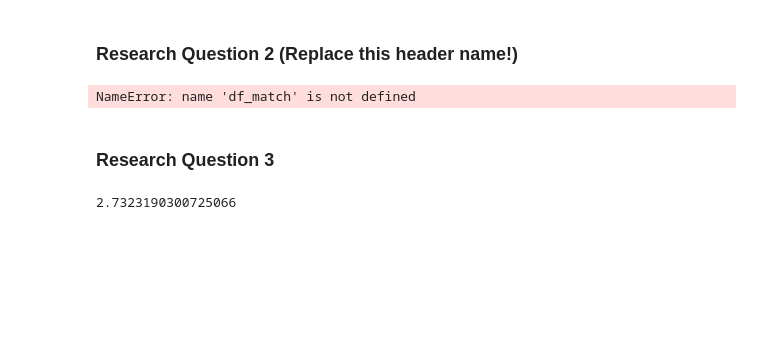
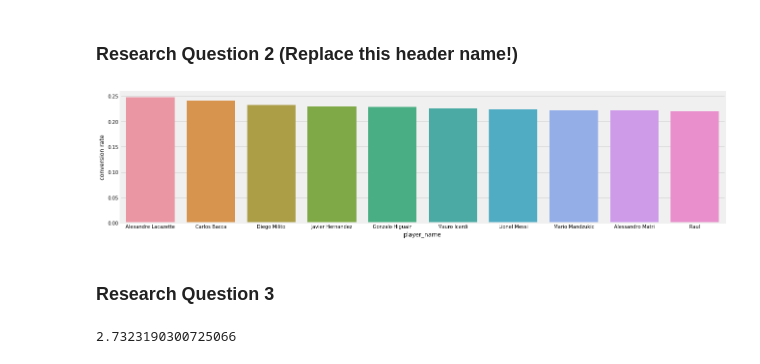
Before and after one commit to normannexo/jupyter_data_science, a Jupyter notebook: Soccer project.ipynb, the cells around one changed output. Drawn from its saved outputs; the diff is of its cells as text; code cells hidden in the pictures; blank space fills up the shorter version.

```diff
--- a/Soccer project.ipynb
+++ b/Soccer project.ipynb
@@ -367,0 +375,17 @@ df_matches.head()
+# %%
+df_match_shots = df_match_raw.merge(df_shots, on='match_id')
+# possession, shoton, shotoff, goals not needed in df_match_shots:
+df_match_shots.drop(['possession', 'shoton', 'shotoff', 'goal'], axis=1, inplace=True)
+df_match_shots[(df_match_shots['type'] == 'goal') & (df_match_shots['subtype'].isin(['saved', 'missed', 'crossbar', 'post','saved_back_into_play', 'saved']))]
+# there are some subtypes of type goal which actually aren't goals:
+no_goals_list = ['saved', 'missed', 'crossbar', 'post','saved_back_into_play', 'saved']
+#create new column goalQ - True if shot was a goal, False if not
+df_match_shots['goalQ'] = (df_match_shots['type'] == 'goal') & (~df_match_shots['subtype'].isin(no_goals_list))
+df_player_shots = df_match_shots.groupby(['player', 'goalQ'])['shotcnt'].sum().reset_index()
+df_player_plus = None
+df_player_plus = df_player_raw.merge(df_player_shots[df_player_shots['goalQ']==True], left_on='player_api_id', right_on='player')
+df_player_plus = df_player_plus.merge(df_player_shots[df_player_shots['goalQ']==False], left_on='player_api_id', right_on='player')
+df_player_plus.drop(['player_x', 'goalQ_x', 'player_y', 'goalQ_y'], axis=1, inplace=True)
+df_player_plus.rename(columns={"shotcnt_x":"goals", "shotcnt_y":"shots_missed"}, inplace=True)
+df_player_plus['conversion rate'] = df_player_plus['goals'] / (df_player_plus['goals'] + df_player_plus['shots_missed'])
+df_player_plus.sort_values(by='conversion rate', ascending=False)
@@ -401,27 +439,13 @@ Text(0.5, 1.0, 'Possession - Shot difference')
 # %% [markdown]
 ### Research Question 2  (Replace this header name!)
-# %%
-df_match_shots = df_match.merge(df_shots, on='match_id')
-# possession, shoton, shotoff, goals not needed in df_match_shots:
-df_match_shots.drop(['possession', 'shoton', 'shotoff', 'goal'], axis=1, inplace=True)
-df_match_shots[(df_match_shots['type'] == 'goal') & (df_match_shots['subtype'].isin(['saved', 'missed', 'crossbar', 'post','saved_back_into_play', 'saved']))]
-# there are some subtypes of type goal which actually aren't goals:
-no_goals_list = ['saved', 'missed', 'crossbar', 'post','saved_back_into_play', 'saved']
-#df_match_shots[(df_match_shots['type'] == 'goal')]['subtype'].value_counts()
-#create new column goalQ - True if shot was a goal, False if not
-df_match_shots['goalQ'] = (df_match_shots['type'] == 'goal') & (~df_match_shots['subtype'].isin(no_goals_list))
-df_player_shots = df_match_shots.groupby(['player', 'goalQ'])['shotcnt'].sum().reset_index()
-df_player_shots
-df_player_plus = None
-df_player_plus = df_player.merge(df_player_shots[df_player_shots['goalQ']==True], left_on='player_api_id', right_on='player')
-df_player_plus = df_player_plus.merge(df_player_shots[df_player_shots['goalQ']==False], left_on='player_api_id', right_on='player')
-df_player_plus.drop(['player_x', 'goalQ_x', 'player_y', 'goalQ_y'], axis=1, inplace=True)
-df_player_plus.rename(columns={"shotcnt_x":"goals", "shotcnt_y":"shots_missed"}, inplace=True)
-df_player_plus['conversion rate'] = df_player_plus['goals'] / (df_player_plus['goals'] + df_player_plus['shots_missed'])
-df_player_plus.sort_values(by='conversion rate', ascending=False)
-df_player_plus[df_player_plus['goals']>50].sort_values(by='conversion rate', ascending=False)
-# %% [output]
-NameError: name 'df_match' is not defined
+# %%
+
+df_player_bar_chart = df_player_plus[df_player_plus['goals']>30].sort_values(by='conversion rate', ascending=False).head(10)
+fig, ax = plt.subplots(1, 1, figsize=(20,5))
+#ax = sns.barplot(x="player_name", y="goals", data=df_player_bar_chart)
+ax = sns.barplot(x="player_name", y="conversion rate", data=df_player_bar_chart)
+# %% [output]
+[figure, added]
 # %% [markdown]
 ### Research Question 3
 # %%
```
Also changed, not shown: parts of 9 cells of this notebook.
